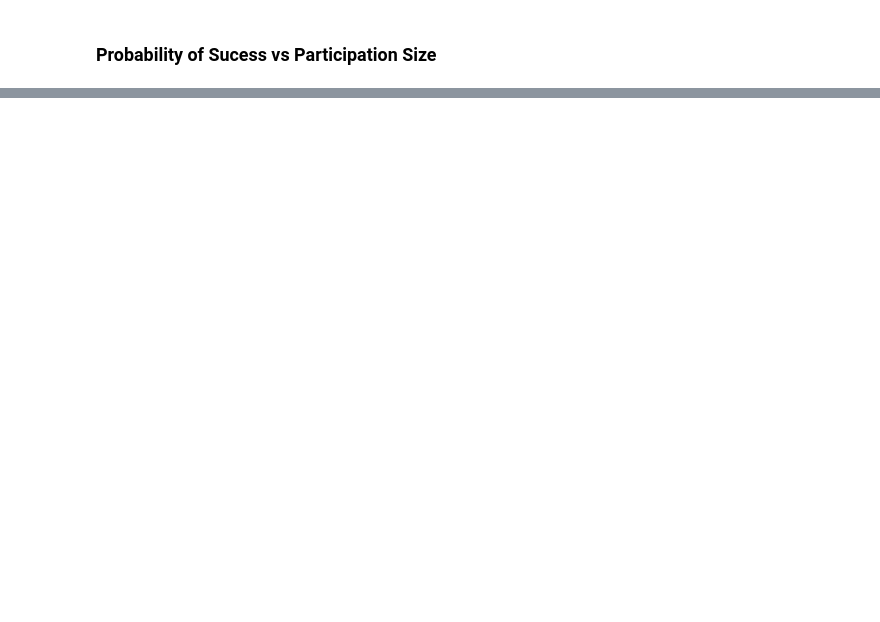
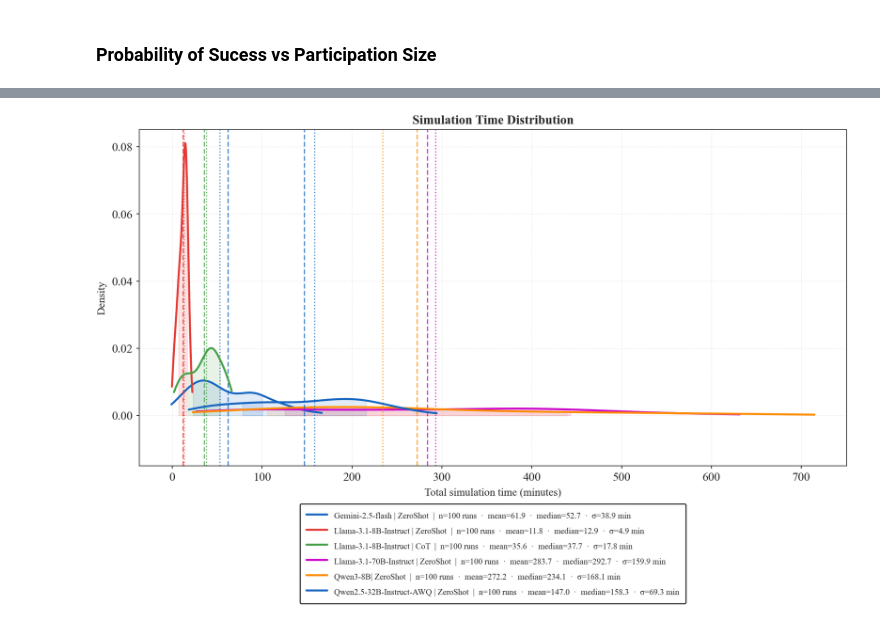
Before and after one commit to mahnoor-khalid9/abm_llm_nonviolence, a Jupyter notebook: Analysis/model_logs.ipynb, the cells around one changed output, grey strips where cells are left out. Drawn from its saved outputs; the diff is of its cells as text; code cells hidden in the pictures; blank space fills up the shorter version.

```diff
--- a/Analysis/model_logs.ipynb
+++ b/Analysis/model_logs.ipynb
@@ -998,3 +1351,102 @@ else:
+# %%
+import pandas as pd
+import matplotlib.pyplot as plt
+import glob
+from pathlib import Path
+from scipy.stats import gaussian_kde
+import numpy as np
+
+PROJECT_ROOT = Path.cwd().parent
+CONFIGS = [
+    {
+        "label":   "Gemini-2.5-flash | ZeroShot",
+        "csv_dir": PROJECT_ROOT / "SimulationLogs" / "gemini-2.5-flash" / "ZeroShot"
+                   / "stateful" / "vision-4" / "ModelLogging" / "structured" / "ModelLogs",
+    },
+    {
+        "label":   "Llama-3.1-8B-Instruct | ZeroShot",
+        "csv_dir": PROJECT_ROOT / "SimulationLogs" / "llama3.1-8B-Instruct_ZeroShot" / "ZeroShot"
+                   / "stateful" / "vision-4" / "ModelLogging" / "structured" / "ModelLogs",
+    },
+    {
+        "label":   "Llama-3.1-8B-Instruct | CoT",
+        "csv_dir": PROJECT_ROOT / "SimulationLogs" / "llama3.1-8B-Instruct_CoT-v1" / "CoT"
+                   / "stateful" / "vision-4" / "ModelLogging" / "structured" / "ModelLogs",
+    },
+    {
+        "label":   "Llama-3.1-70B-Instruct | ZeroShot",
+        "csv_dir": PROJECT_ROOT / "SimulationLogs" / "llama-3.1-70B-Instruct-AWQ-INT4_ZeroShot" / "ZeroShot"
+                   / "stateful" / "vision-4" / "ModelLogging" / "structured" / "ModelLogs",
+    },
+    {
+        "label":   "Qwen3-8B| ZeroShot",
+        "csv_dir": PROJECT_ROOT / "SimulationLogs" / "qwen3-8B_ZeroShot" / "ZeroShot"
+                   / "stateful" / "vision-4" / "ModelLogging" / "structured" / "ModelLogs",
+    },
+    {
+        "label":   "Qwen2.5-32B-Instruct-AWQ | ZeroShot",
+        "csv_dir": PROJECT_ROOT / "SimulationLogs" / "Qwen2.5-32B-Instruct-AWQ_ZeroShot" / "ZeroShot"
+                   / "stateful" / "vision-4" / "ModelLogging" / "structured" / "ModelLogs",
+    },
+]
+
+SIM_COLORS = ["#1565C0", "#E53935", "#43A047", "#CC00CC", "#FF8C00"]
+
+fig, ax = plt.subplots()
+
+for i, cfg in enumerate(CONFIGS):
+    color   = SIM_COLORS[i % len(SIM_COLORS)]
+    pattern = str(cfg["csv_dir"] / "model_state_v*.csv")
+    files   = sorted(glob.glob(pattern))
+
+    total_mins = []
+    for path_str in files:
+        df = pd.read_csv(path_str)
+        if not df.empty and "elapsed_s" in df.columns:
+            total_mins.append(df["elapsed_s"].sum() / 60)
+
+    if len(total_mins) < 2:
+        continue
+
+    data       = np.array(total_mins)
+    kde        = gaussian_kde(data, bw_method="scott")
+    x          = np.linspace(data.min() - 1, data.max() + 1, 300)
+    y          = kde(x)
+    mean_val   = data.mean()
+    median_val = np.median(data)
+    std_val    = data.std()
+
+    # KDE curve
+    ax.plot(x, y, color=color, linewidth=2,
+            label=f"{cfg['label']}  |  n=100 runs  ·  mean={mean_val:.1f}  ·  median={median_val:.1f}  ·  σ={std_val:.1f} min")
+
+    # Shaded ±1 std band
+    ax.fill_between(x, y,
+                    where=(x >= mean_val - std_val) & (x <= mean_val + std_val),
+                    color=color, alpha=0.12)
+
+    # Mean & median verticals (no extra legend entries — color ties them to config)
+    ax.axvline(mean_val,   color=color, linestyle="--", linewidth=1.2, alpha=0.8)
+    ax.axvline(median_val, color=color, linestyle=":",  linewidth=1.2, alpha=0.8)
+
+    # Rug plot offset by config index so they don't overlap
+    rug_y = -0.003 * (i + 1)
+    # ax.plot(data, np.full_like(data, rug_y), ".", color=color, alpha=0.7, markersize=8)
+
+ax.set_xlabel("Total simulation time (minutes)", fontsize=11)
+ax.set_ylabel("Density", fontsize=11)
+ax.set_title("Simulation Time Distribution", fontsize=13, fontweight="bold")
+ax.grid(axis='both', linestyle='--', alpha=0.4)
+ax.set_ylim(bottom=-0.015)
+
+# Legend below the plot so it doesn't crowd the curves
+ax.legend(fontsize=8.5, framealpha=0.9, loc="upper center",
+          bbox_to_anchor=(0.5, -0.1), ncol=1)
+
+plt.tight_layout()
+plt.show()
+# %% [output]
+[figure, added]
 # %%
 import pandas as pd
 import matplotlib.pyplot as plt
```
Also changed, not shown: parts of 28 cells of this notebook, 4 other files.
